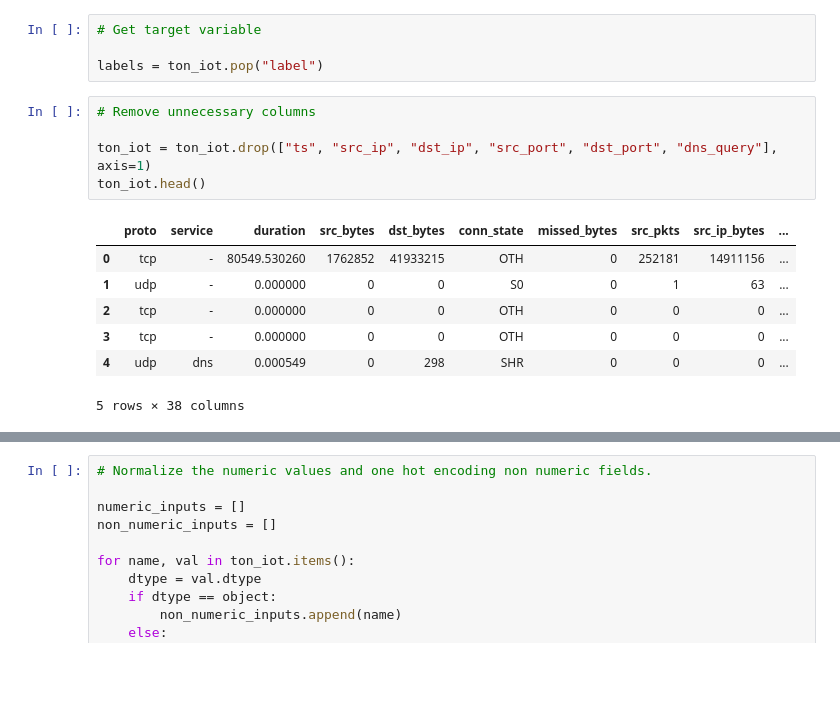
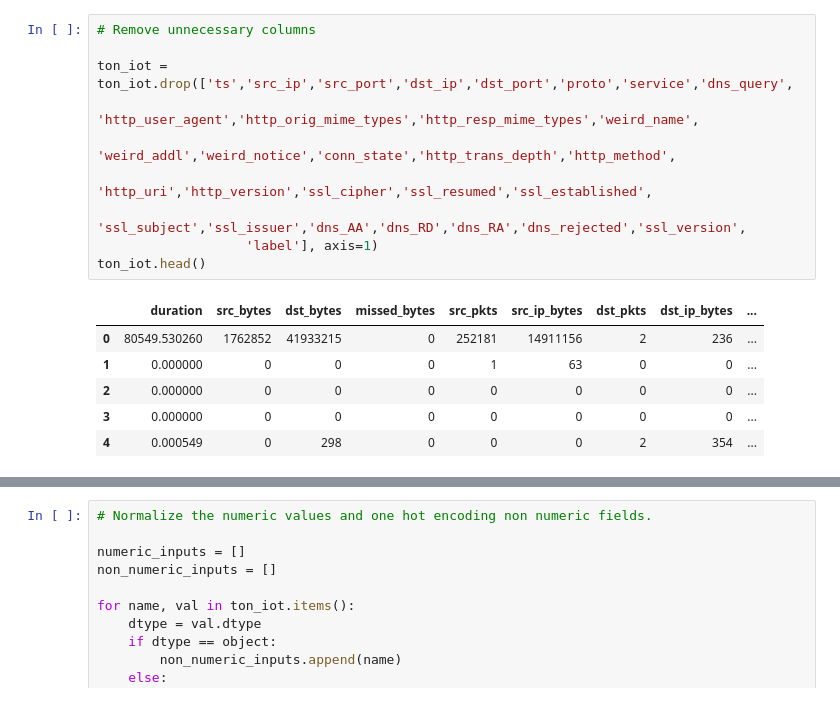
Before and after one commit to SteffXD/Bachelor, a Jupyter notebook: test2.ipynb, the cells around one changed output, grey strips where cells are left out. Saved outputs shown, nothing was run; the diff lists cells and outputs as text; blank space fills up the shorter version.

```diff
--- a/test2.ipynb
+++ b/test2.ipynb
@@ -33,20 +51,20 @@ ton_iot.head()
 | 3 | 1554198359 | 192.168.1.152 | 34296 | 192.168.1.152 | 10502 | tcp | - | 0.000000 | 0 | 0 | ... |
 | 4 | 1554198362 | 192.168.1.152 | 46608 | 192.168.1.190 | 53 | udp | dns | 0.000549 | 0 | 298 | ... |
 5 rows × 45 columns
-# %%
-# Get target variable
-
-labels = ton_iot.pop("label")
 # %%
 # Remove unnecessary columns
 
-ton_iot = ton_iot.drop(["ts", "src_ip", "dst_ip", "src_port", "dst_port", "dns_query"], axis=1)
+ton_iot = ton_iot.drop(['ts','src_ip','src_port','dst_ip','dst_port','proto','service','dns_query',
+                   'http_user_agent','http_orig_mime_types','http_resp_mime_types','weird_name',
+                    'weird_addl','weird_notice','conn_state','http_trans_depth','http_method',
+                    'http_uri','http_version','ssl_cipher','ssl_resumed','ssl_established',
+                    'ssl_subject','ssl_issuer','dns_AA','dns_RD','dns_RA','dns_rejected','ssl_version',
+                   'label'], axis=1)
 ton_iot.head()
 # %% [output]
-|  | proto | service | duration | src_bytes | dst_bytes | conn_state | missed_bytes | src_pkts | src_ip_bytes | ... |
-| 0 | tcp | - | 80549.530260 | 1762852 | 41933215 | OTH | 0 | 252181 | 14911156 | ... |
-| 1 | udp | - | 0.000000 | 0 | 0 | S0 | 0 | 1 | 63 | ... |
-| 2 | tcp | - | 0.000000 | 0 | 0 | OTH | 0 | 0 | 0 | ... |
-| 3 | tcp | - | 0.000000 | 0 | 0 | OTH | 0 | 0 | 0 | ... |
-| 4 | udp | dns | 0.000549 | 0 | 298 | SHR | 0 | 0 | 0 | ... |
+|  | duration | src_bytes | dst_bytes | missed_bytes | src_pkts | src_ip_bytes | dst_pkts | dst_ip_bytes | ... |
+| 0 | 80549.530260 | 1762852 | 41933215 | 0 | 252181 | 14911156 | 2 | 236 | ... |
+| 1 | 0.000000 | 0 | 0 | 0 | 1 | 63 | 0 | 0 | ... |
+| 2 | 0.000000 | 0 | 0 | 0 | 0 | 0 | 0 | 0 | ... |
+| 3 | 0.000000 | 0 | 0 | 0 | 0 | 0 | 0 | 0 | ... |
+| 4 | 0.000549 | 0 | 298 | 0 | 0 | 0 | 2 | 354 | ... |
-5 rows × 38 columns
```
Also changed, not shown: parts of 15 cells of this notebook.
